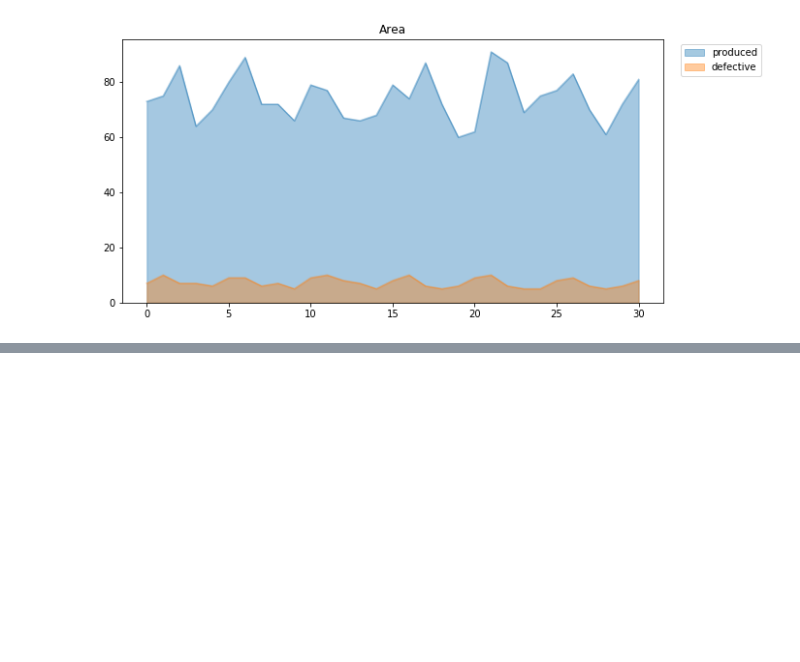
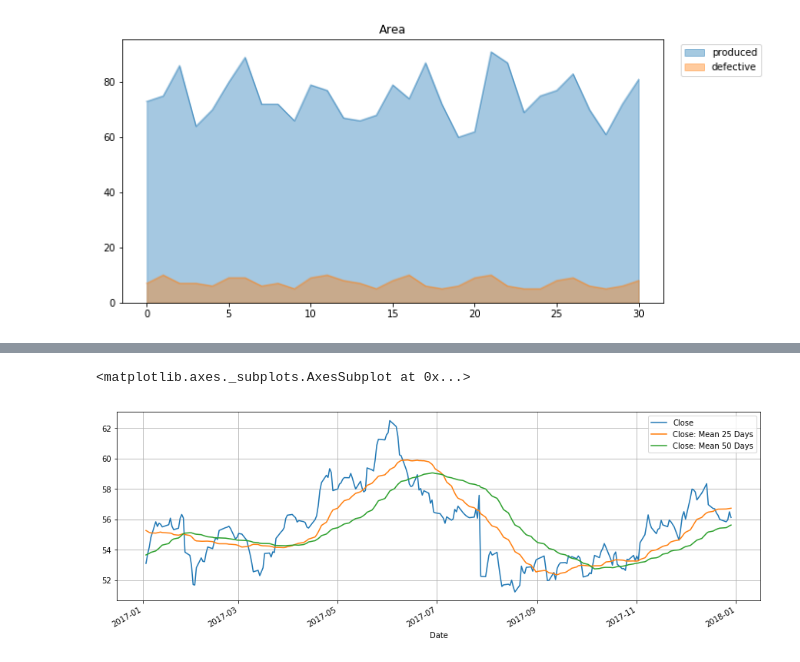
Before and after one commit to jakaesembodo/Python-Time-Series, a Jupyter notebook: time-series.ipynb, the cells around one changed output, grey strips where cells are left out. Drawn from its saved outputs; the diff is of its cells as text; code cells hidden in the pictures; blank space fills up the shorter version.

```diff
--- a/time-series.ipynb
+++ b/time-series.ipynb
@@ -860,0 +1004,12 @@ df_viz_3.loc[0:30].plot.area(stacked=False, alpha = 0.4, figsize = (10,5), title
+# %%
+#for showing data with MA 25 and MA 50
+#ylim = for limit the axis --> ylimt = (0,10)
+
+data_1['Close: Mean 25 Days'] = data_1['Close'].rolling(window=25).mean()
+data_1['Close: Mean 50 Days'] = data_1['Close'].rolling(window=50).mean()
+cols_to_show = ['Close','Close: Mean 25 Days','Close: Mean 50 Days']
+
+data_1[cols_to_show]['2017-01-01':'2017-12-31'].plot(figsize=(15,5), grid = True)
+# %% [output]
+<matplotlib.axes._subplots.AxesSubplot at 0x...>
+[figure, added]
```
Also changed, not shown: parts of 49 cells of this notebook.
